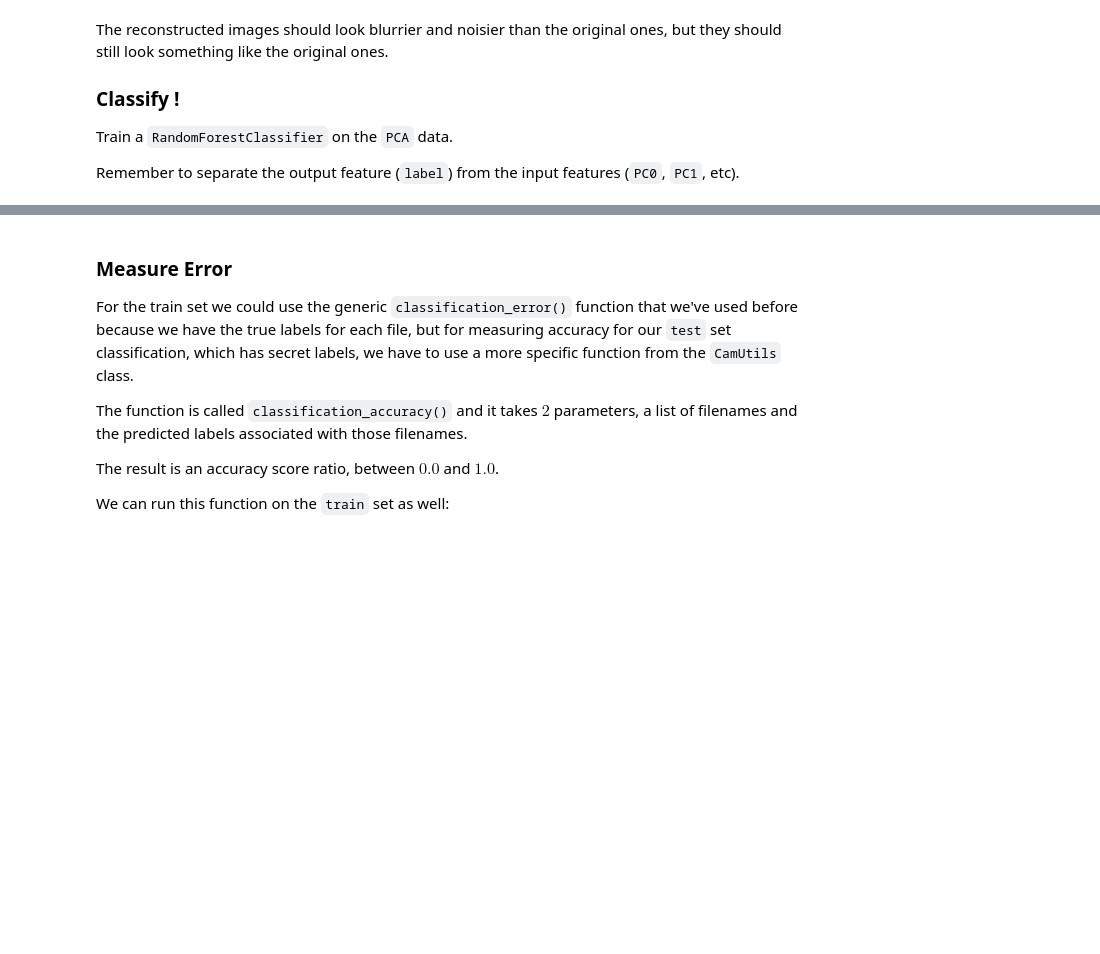
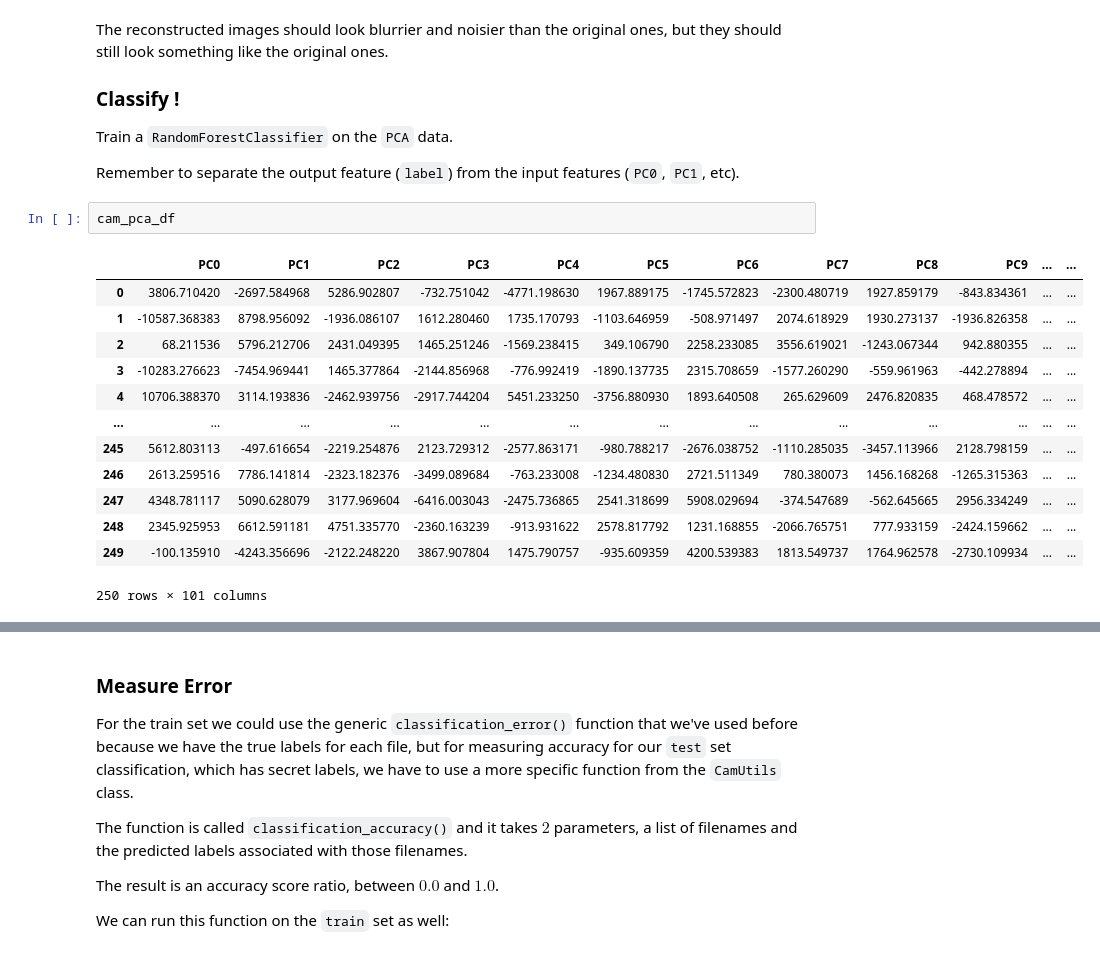
Before and after one commit to IntrotoML9103/HW_09, a Jupyter notebook: HW09.ipynb, the cells around one changed output, grey strips where cells are left out. Cells and saved outputs as stored; diff of their text form; blank space fills up the shorter version.

```diff
--- a/HW09.ipynb
+++ b/HW09.ipynb
@@ -495,5 +524,21 @@ The reconstructed images should look blurrier and noisier than the original ones
 Train a `RandomForestClassifier` on the `PCA` data.
 
 Remember to separate the output feature (`label`) from the input features (`PC0`, `PC1`, etc).
+# %%
+cam_pca_df
+# %% [output]
+|  | PC0 | PC1 | PC2 | PC3 | PC4 | PC5 | PC6 | PC7 | PC8 | PC9 | ... | ... |
+| 0 | 3806.710420 | -2697.584968 | 5286.902807 | -732.751042 | -4771.198630 | 1967.889175 | -1745.572823 | -2300.480719 | 1927.859179 | -843.834361 | ... | ... |
+| 1 | -10587.368383 | 8798.956092 | -1936.086107 | 1612.280460 | 1735.170793 | -1103.646959 | -508.971497 | 2074.618929 | 1930.273137 | -1936.826358 | ... | ... |
+| 2 | 68.211536 | 5796.212706 | 2431.049395 | 1465.251246 | -1569.238415 | 349.106790 | 2258.233085 | 3556.619021 | -1243.067344 | 942.880355 | ... | ... |
+| 3 | -10283.276623 | -7454.969441 | 1465.377864 | -2144.856968 | -776.992419 | -1890.137735 | 2315.708659 | -1577.260290 | -559.961963 | -442.278894 | ... | ... |
+| 4 | 10706.388370 | 3114.193836 | -2462.939756 | -2917.744204 | 5451.233250 | -3756.880930 | 1893.640508 | 265.629609 | 2476.820835 | 468.478572 | ... | ... |
+| ... | ... | ... | ... | ... | ... | ... | ... | ... | ... | ... | ... | ... |
+| 245 | 5612.803113 | -497.616654 | -2219.254876 | 2123.729312 | -2577.863171 | -980.788217 | -2676.038752 | -1110.285035 | -3457.113966 | 2128.798159 | ... | ... |
+| 246 | 2613.259516 | 7786.141814 | -2323.182376 | -3499.089684 | -763.233008 | -1234.480830 | 2721.511349 | 780.380073 | 1456.168268 | -1265.315363 | ... | ... |
+| 247 | 4348.781117 | 5090.628079 | 3177.969604 | -6416.003043 | -2475.736865 | 2541.318699 | 5908.029694 | -374.547689 | -562.645665 | 2956.334249 | ... | ... |
+| 248 | 2345.925953 | 6612.591181 | 4751.335770 | -2360.163239 | -913.931622 | 2578.817792 | 1231.168855 | -2066.765751 | 777.933159 | -2424.159662 | ... | ... |
+| 249 | -100.135910 | -4243.356696 | -2122.248220 | 3867.907804 | 1475.790757 | -935.609359 | 4200.539383 | 1813.549737 | 1764.962578 | -2730.109934 | ... | ... |
+250 rows × 101 columns
 # %%
 # TODO: create a classifier
```
Also changed, not shown: parts of 19 cells of this notebook.
